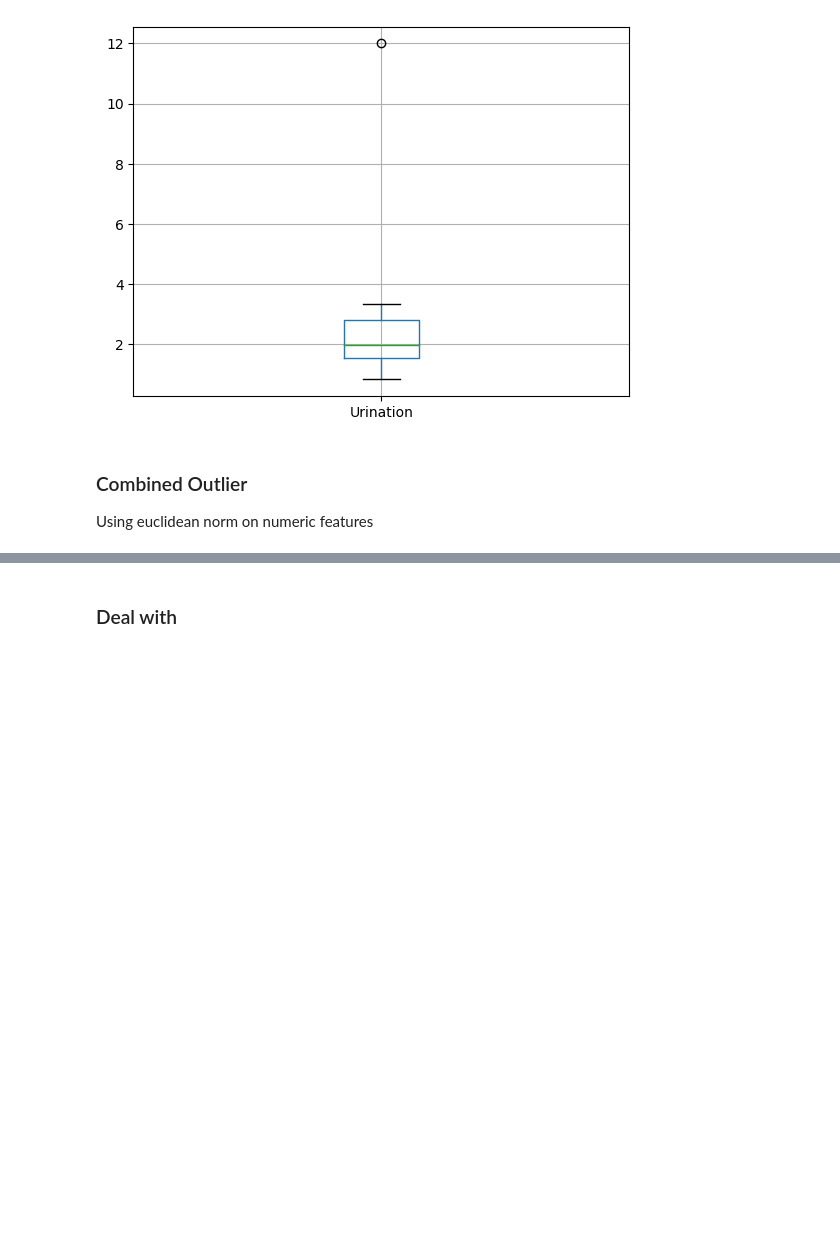
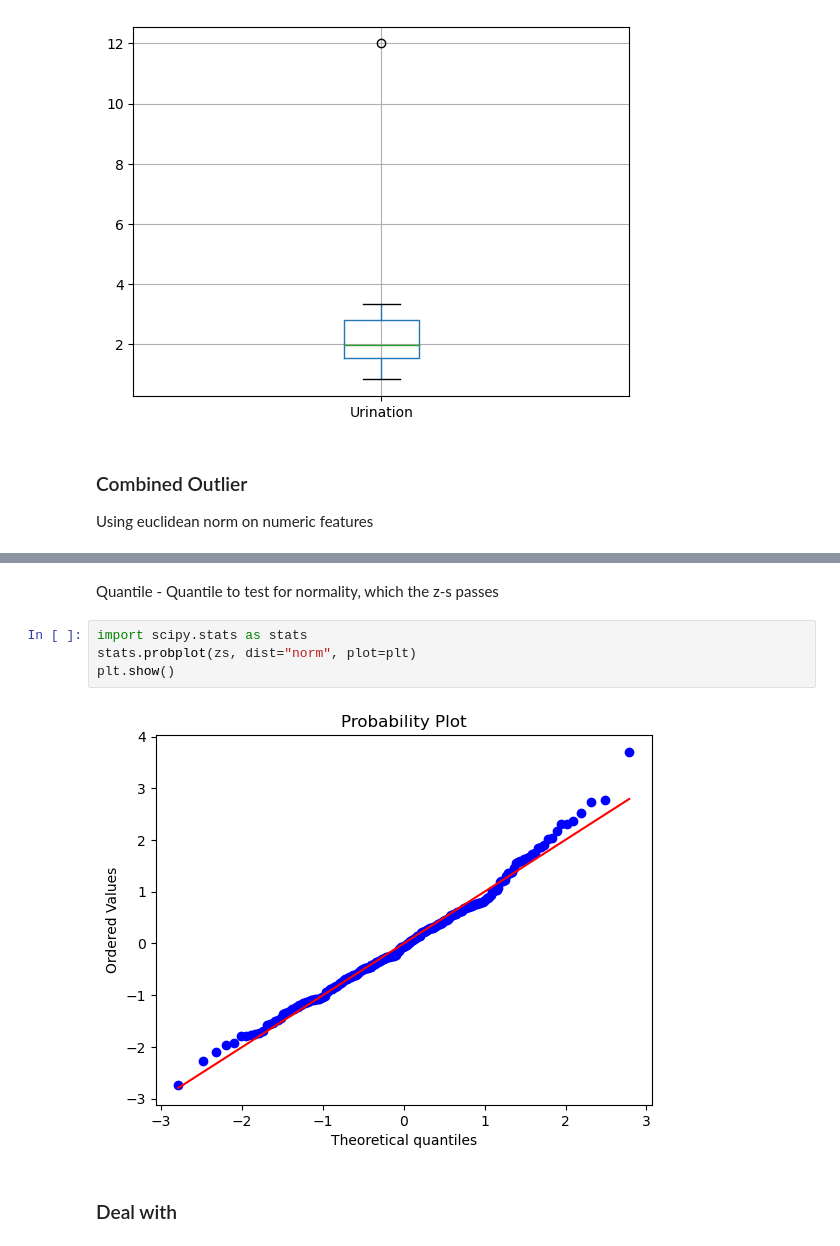
Before and after one commit to Even-tr/IN-STK5000-9000-Project-1, a Jupyter notebook: NotebookV2.ipynb, the cells around one changed output, grey strips where cells are left out. Drawn from its saved outputs; the diff is of its cells as text; blank space fills up the shorter version.

```diff
--- a/NotebookV2.ipynb
+++ b/NotebookV2.ipynb
@@ -245,3 +252,11 @@ TypeError: Field elements must be 2- or 3-tuples, got '0'
+# %% [markdown]
+Quantile - Quantile to test for normality, which the z-s passes
+# %%
+import scipy.stats as stats
+stats.probplot(zs, dist="norm", plot=plt)
+plt.show()
+# %% [output]
+[figure, added]
 # %% [markdown]
 ### Deal with
 # %%
```
Also changed, not shown: parts of 2 cells of this notebook.
